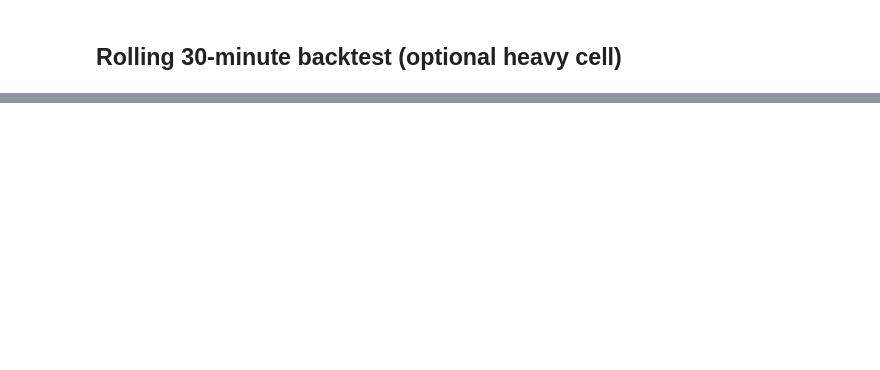
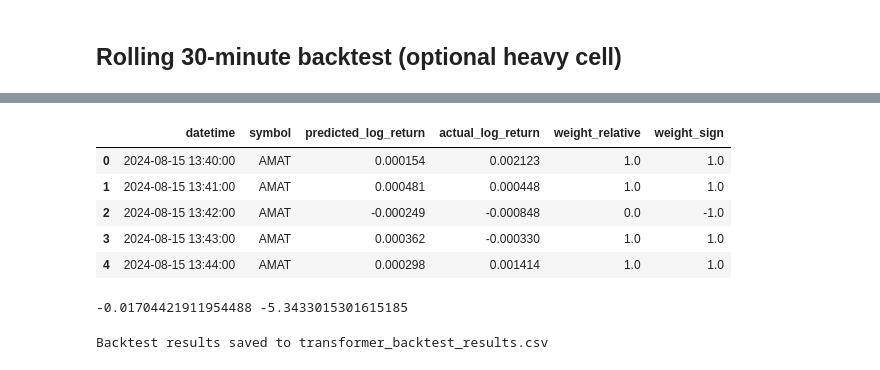
Before and after one commit to crk13/5205-Project2, a Jupyter notebook: notebooks/transformer.ipynb, the cells around one changed output, grey strips where cells are left out. Cells and saved outputs as stored; diff of their text form; code cells hidden in the pictures; blank space fills up the shorter version.

Commit message:
initial transformer experiment

```diff
--- a/notebooks/transformer.ipynb
+++ b/notebooks/transformer.ipynb
@@ -116,14 +133,14 @@ print("Preprocessing complete")
 # %%
 feature_cols = X_cleaned.columns.tolist()
-df_processed = df[['datetime', 'symbol', 'y_target']].copy()
-df_processed[feature_cols] = X_all_processed
+df_processed = X_all_processed.copy()
+df_processed[['datetime', 'symbol', 'y_target']] = df[['datetime', 'symbol', 'y_target']].values
 
 train_df = df_processed.iloc[:split_index].copy()
 test_df = df_processed.iloc[split_index:].copy()
 # %% [markdown]
 ## Sequence construction
 # %%
-SEQ_LEN = 60
+SEQ_LEN = 30
 PRED_HORIZON = 1
 
 
@@ -194,7 +232,7 @@ prefix_folds = create_prefix_folds(train_X_seq, train_y_seq, n_splits=10)
 ## Transformer model
 # %%
 class ReturnTransformer(nn.Module):
-    def __init__(self, feature_dim, d_model=128, nhead=4, num_layers=2, ff_dim=256, dropout=0.1):
+    def __init__(self, feature_dim, d_model=64, nhead=4, num_layers=2, ff_dim=128, dropout=0.3):
         super().__init__()
         self.input_proj = nn.Linear(feature_dim, d_model)
         encoder_layer = nn.TransformerEncoderLayer(
@@ -340,8 +478,9 @@ print(f"Test Sharpe:  {test_sharpe:.6f}")
 # %% [markdown]
 ## Rolling 30-minute backtest (optional heavy cell)
 # %%
-ROLLING_WINDOW_MINUTES = 30
-MIN_SEQ_PER_WINDOW = 50
+ROLLING_WINDOW_MINUTES = 60
+MIN_SEQ_PER_WINDOW = 20
+
 
 def build_window_sequences(window_df, feature_cols, seq_len=SEQ_LEN):
     X_seq, y_seq = [], []
@@ -367,7 +506,13 @@ for current_dt in tqdm(unique_test_minutes, desc='Rolling backtest'):
     X_tr, y_tr = build_window_sequences(window_df, feature_cols, seq_len=SEQ_LEN)
     if X_tr is None or len(X_tr) < MIN_SEQ_PER_WINDOW:
         continue
-    train_loader = DataLoader(TensorDataset(torch.from_numpy(X_tr), torch.from_numpy(y_tr)), batch_size=128, shuffle=True)
+    window_scaler = StandardScaler()
+    y_tr_scaled = window_scaler.fit_transform(y_tr.reshape(-1, 1)).astype(np.float32).ravel()
+    train_loader = DataLoader(
+        TensorDataset(torch.from_numpy(X_tr), torch.from_numpy(y_tr_scaled)),
+        batch_size=128,
+        shuffle=True
+    )
     temp_model = ReturnTransformer(len(feature_cols)).to(DEVICE)
     optimizer = torch.optim.AdamW(temp_model.parameters(), lr=1e-3, weight_decay=1e-4)
     criterion = nn.MSELoss()
@@ -390,14 +535,17 @@ for current_dt in tqdm(unique_test_minutes, desc='Rolling backtest'):
     if not symbol_preds:
         continue
 
-    batch = torch.from_numpy(np.stack([seq for _, seq in symbol_preds])).to(DEVICE)
+    batch = np.stack([seq for _, seq in symbol_preds]).astype(np.float32)
+    batch = torch.from_numpy(batch).to(DEVICE)
     temp_model.eval()
     with torch.no_grad():
-        preds = temp_model(batch).cpu().numpy()
+        preds_scaled = temp_model(batch).cpu().numpy()
+    preds_raw = window_scaler.inverse_transform(preds_scaled.reshape(-1, 1)).ravel()
+
 
     actuals = df_processed[df_processed['datetime'] == current_dt][['symbol', 'y_target']]
     actual_map = dict(zip(actuals['symbol'], actuals['y_target']))
-    for (symbol, _), pred in zip(symbol_preds, preds):
+    for (symbol, _), pred in zip(symbol_preds, preds_raw):
         if symbol not in actual_map:
             continue
         backtest_results.append({
@@ -420,0 +584,31 @@ else:
+# %%
+backtest_df.head(5)
+# %% [output]
+|  | datetime | symbol | predicted_log_return | actual_log_return | weight_relative | weight_sign |
+| 0 | 2024-08-15 13:40:00 | AMAT | 0.000154 | 0.002123 | 1.0 | 1.0 |
+| 1 | 2024-08-15 13:41:00 | AMAT | 0.000481 | 0.000448 | 1.0 | 1.0 |
+| 2 | 2024-08-15 13:42:00 | AMAT | -0.000249 | -0.000848 | 0.0 | -1.0 |
+| 3 | 2024-08-15 13:43:00 | AMAT | 0.000362 | -0.000330 | 1.0 | 1.0 |
+| 4 | 2024-08-15 13:44:00 | AMAT | 0.000298 | 0.001414 | 1.0 | 1.0 |
+# %%
+pnl_series = backtest_df["weight_sign"] * backtest_df["actual_log_return"]
+# 或 long-only 策略：backtest_df["weight_relative"] * actual_log_return
+
+raw_sharpe = pnl_series.mean() / pnl_series.std()
+
+# 年化：根据频率设定一年多少个观测点
+minutes_per_day = 390        # 美股常规盘
+trading_days_per_year = 252
+periods_per_year = minutes_per_day * trading_days_per_year
+
+annual_sharpe = raw_sharpe * np.sqrt(periods_per_year)
+print(raw_sharpe, annual_sharpe)
+# %% [output]
+-0.01704421911954488 -5.3433015301615185
+# %%
+# save backtest results
+BACKTEST_PATH = Path('transformer_backtest_results.csv')
+backtest_df.to_csv(BACKTEST_PATH, index=False)
+print(f"Backtest results saved to {BACKTEST_PATH}")
+# %% [output]
+Backtest results saved to transformer_backtest_results.csv
```
Also changed, not shown: parts of 14 cells of this notebook, 3 other files.
